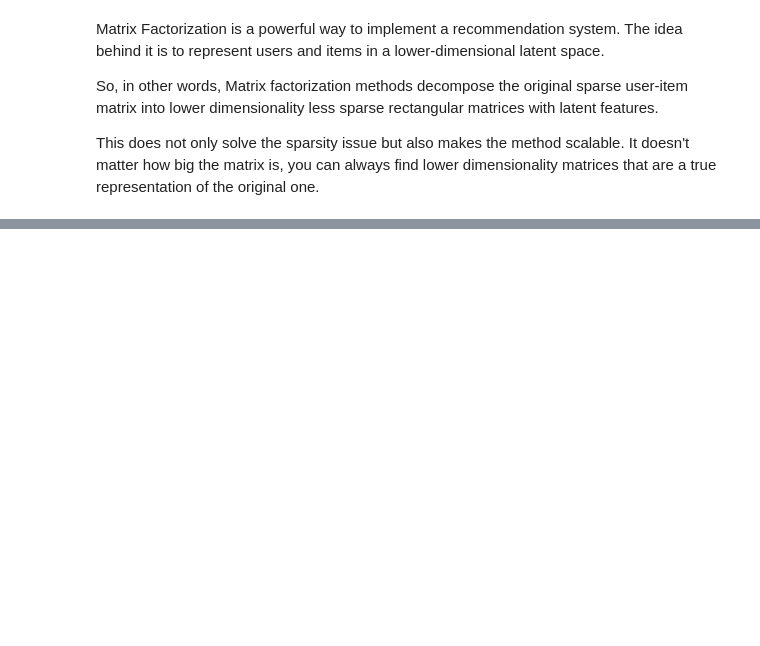
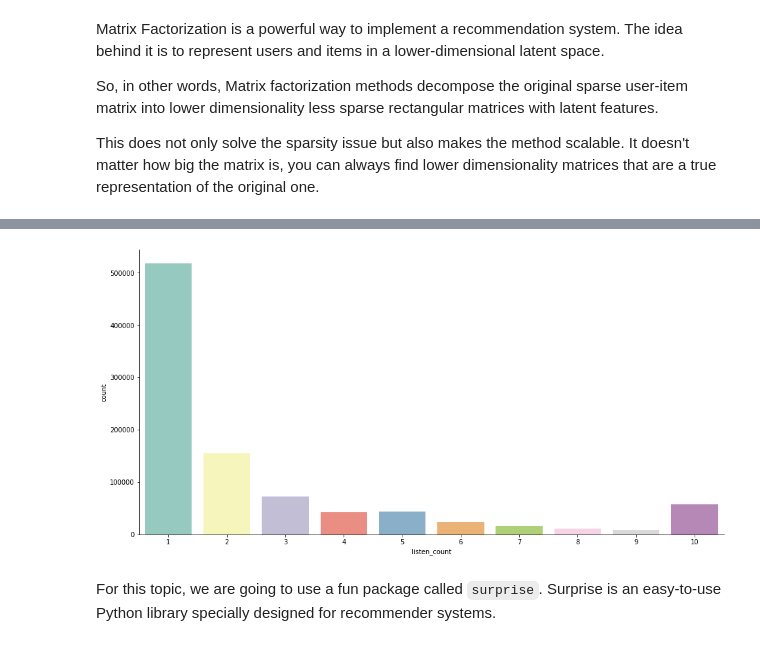
Before and after one commit to ugis22/music_recommender, a Jupyter notebook: collaborative_recommender_system/CF_matrix_fact_music_recommender.ipynb, the cells around one changed output, grey strips where cells are left out. Saved outputs shown, nothing was run; the diff lists cells and outputs as text; code cells hidden in the pictures; blank space fills up the shorter version.

```diff
--- a/collaborative_recommender_system/CF_matrix_fact_music_recommender.ipynb
+++ b/collaborative_recommender_system/CF_matrix_fact_music_recommender.ipynb
@@ -63,3 +90,3 @@ song_ten_id = song_counts[song_counts > 16].index.to_list()
 # %%
 # Filtered the dataset to keep only those users with more than 16 listened
-df_song_id_more_ten = df_songs[df_songs['user_id'].isin(song_ten_id)].reset_index(drop=True)
+df_song_reduced = df_songs[(df_songs['user_id'].isin(user_ten_id)) & (df_songs['song_id'].isin(song_ten_id))].reset_index(drop=True)
@@ -86,0 +120,16 @@ For this topic, we are going to use a fun package called `surprise`. Surprise is
+# %%
+bins = [0, 1, 2, 3, 4, 5, 6, 7, 8, 9, 2214]
+# %%
+df_song_reduced['listen_count'] = pd.cut(df_song_reduced['listen_count'], bins=bins, labels=[1, 2, 3, 4, 5, 6, 7, 8, 9, 10])
+# %%
+listen_counts = pd.DataFrame(df_song_reduced.groupby('listen_count').size(), columns=['count']).reset_index(drop=False)
+# %%
+plt.figure(figsize=(16, 8))
+sns.barplot(x='listen_count', y='count', palette='Set3', data=listen_counts)
+plt.gca().spines['top'].set_visible(False)
+plt.gca().spines['right'].set_visible(False)
+plt.show();
+# %% [output]
+[figure, added]
+# %% [markdown]
+For this topic, we are going to use a fun package called `surprise`. Surprise is an easy-to-use Python library specially designed for recommender systems.
```
Also changed, not shown: parts of 26 cells of this notebook.
